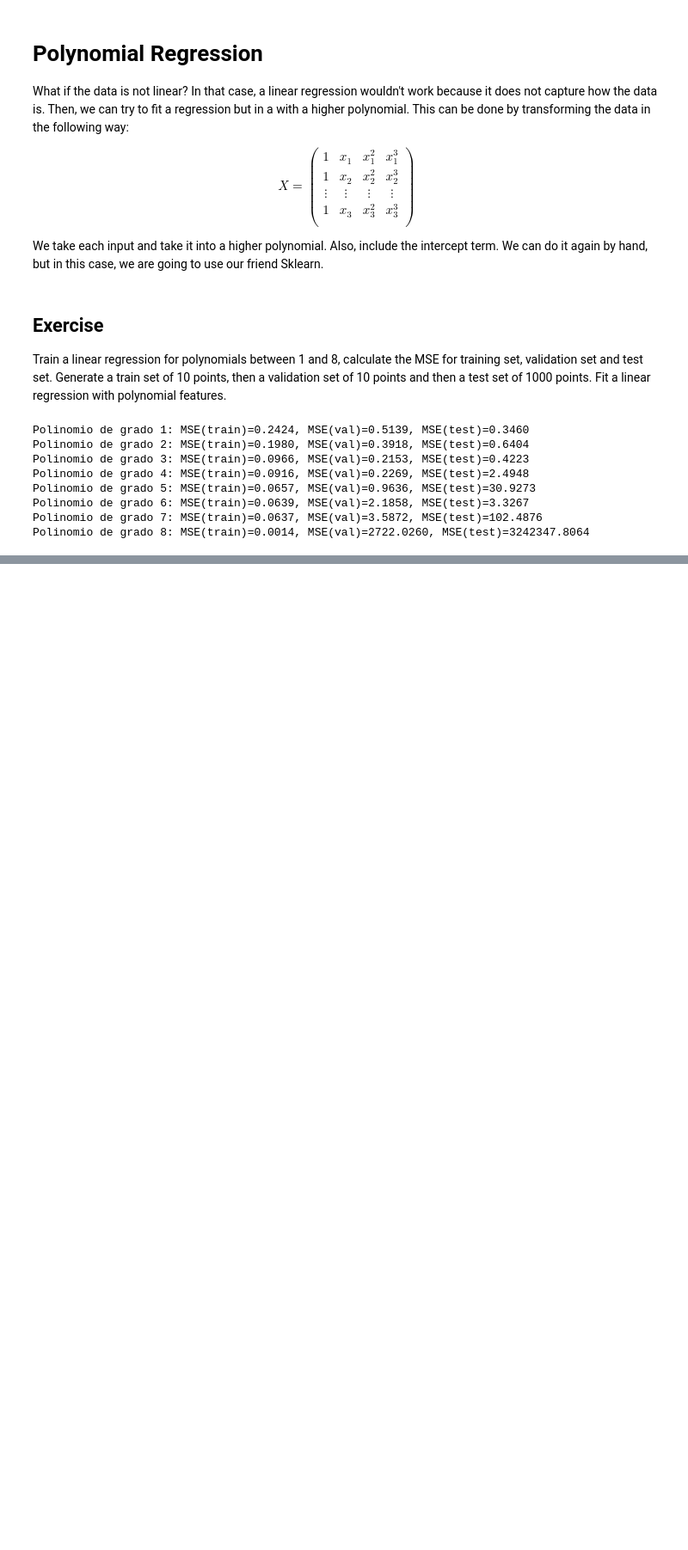
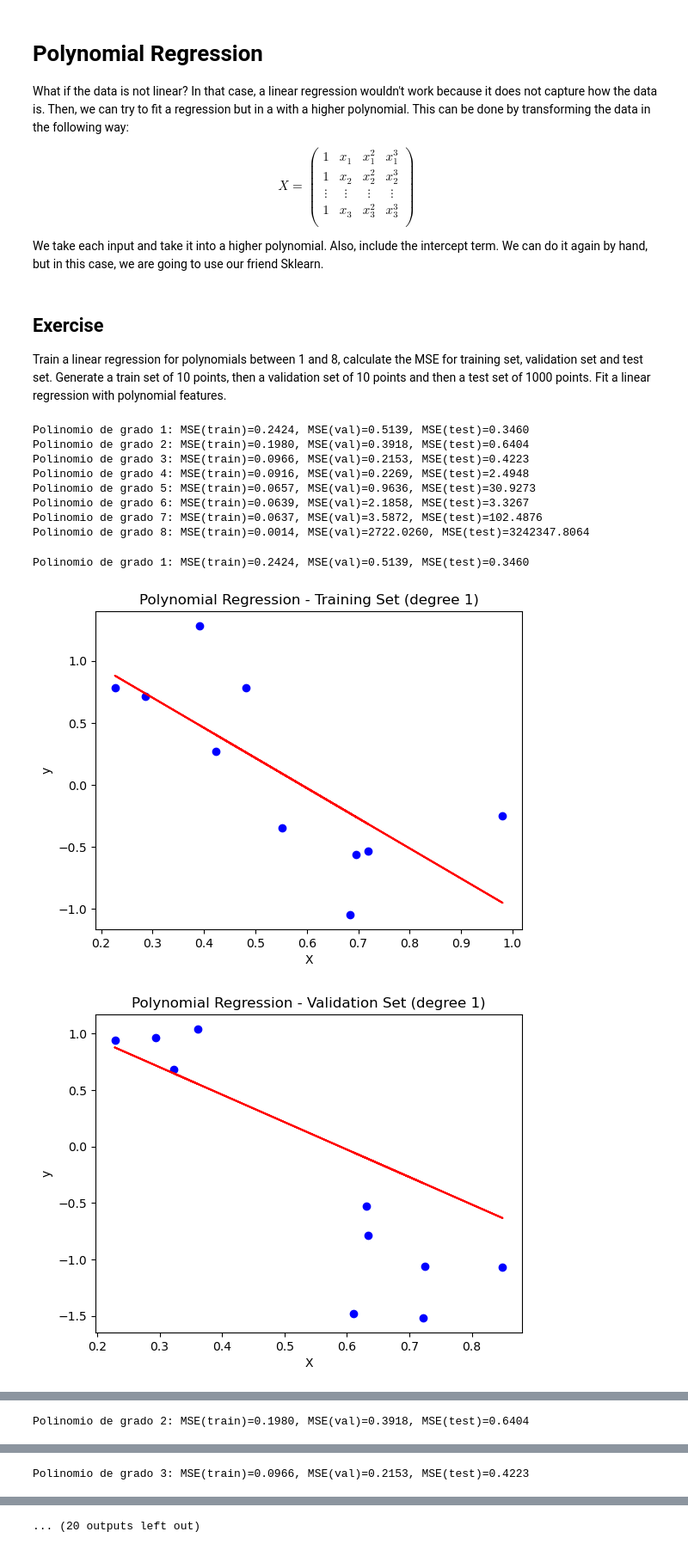
Before and after one commit to SantiagoFerreiraC/Tarea1_algoritmos, a Jupyter notebook: LinearRegression/LinearRegression-Ex.ipynb, the cells around one changed output, grey strips where cells are left out. Shown at 86% size. Drawn from its saved outputs; the diff is of its cells as text; code cells hidden in the pictures; blank space fills up the shorter version.

Commit message:
con graficas

```diff
--- a/LinearRegression/LinearRegression-Ex.ipynb
+++ b/LinearRegression/LinearRegression-Ex.ipynb
@@ -453,3 +440,67 @@ Polinomio de grado 5: MSE(train)=0.0657, MSE(val)=0.9636, MSE(test)=30.9273
 Polinomio de grado 6: MSE(train)=0.0639, MSE(val)=2.1858, MSE(test)=3.3267
 Polinomio de grado 7: MSE(train)=0.0637, MSE(val)=3.5872, MSE(test)=102.4876
 Polinomio de grado 8: MSE(train)=0.0014, MSE(val)=2722.0260, MSE(test)=3242347.8064
+# %%
+np.random.seed(123)
+X_train = np.random.rand(10, 1)
+y_train = np.sin(2 * np.pi * X_train) + np.random.randn(10, 1) * 0.3
+
+# Crear un conjunto de datos de validación con 10 puntos
+X_val = np.random.rand(10, 1)
+y_val = np.sin(2 * np.pi * X_val) + np.random.randn(10, 1) * 0.3
+
+# Crear un conjunto de datos de prueba con 1000 puntos
+X_test = np.linspace(0, 1, 1000).reshape(-1, 1)
+y_test = np.sin(2 * np.pi * X_test) + np.random.randn(1000, 1) * 0.3
+
+# Calcular el MSE para los conjuntos de entrenamiento, validación y prueba
+for degree in range(1, 9):
+    # Crear características polinomiales de grado "degree"
+    poly = PolynomialFeatures(degree)
+    X_poly_train = poly.fit_transform(X_train)
+    X_poly_val = poly.fit_transform(X_val)
+    X_poly_test = poly.fit_transform(X_test)
+
+    # Ajustar un modelo de regresión lineal con las características polinomiales
+    model = LinearRegression()
+    model.fit(X_poly_train, y_train)
+
+    # Calcular las predicciones para los conjuntos de entrenamiento, validación y prueba
+    y_train_pred = model.predict(X_poly_train)
+    y_val_pred = model.predict(X_poly_val)
+    y_test_pred = model.predict(X_poly_test)
+
+    # Calcular el MSE para los conjuntos de entrenamiento, validación y prueba
+    mse_train = np.mean((y_train - y_train_pred) ** 2)
+    mse_val = np.mean((y_val - y_val_pred) ** 2)
+    mse_test = np.mean((y_test - y_test_pred) ** 2)
+
+    print(f"Polinomio de grado {degree}: MSE(train)={mse_train:.4f}, MSE(val)={mse_val:.4f}, MSE(test)={mse_test:.4f}")
+
+    # Graficar resultados de entrenamiento
+    plt.scatter(X_train, y_train, color='blue')
+    plt.plot(X_train, y_train_pred, color='red')
+    plt.title(f'Polynomial Regression - Training Set (degree {degree})')
+    plt.xlabel('X')
+    plt.ylabel('y')
+    plt.show()
+
+    # Graficar resultados de validación
+    plt.scatter(X_val, y_val, color='blue')
+    plt.plot(X_val, y_val_pred, color='red')
+    plt.title(f'Polynomial Regression - Validation Set (degree {degree})')
+    plt.xlabel('X')
+    plt.ylabel('y')
+    plt.show()
+
+    # Graficar resultados de prueba
+    plt.scatter(X_test, y_test, color='blue')
+    plt.plot(X_test, y_test_pred, color='red')
+    plt.title(f'Polynomial Regression - Test Set (degree {degree})')
+    plt.xlabel('X')
+    plt.ylabel('y')
+    plt.show()
+# %% [output]
+Polinomio de grado 1: MSE(train)=0.2424, MSE(val)=0.5139, MSE(test)=0.3460
+[figure, added]
+[figure, added]
@@ -455,0 +508 @@ Polinomio de grado 8: MSE(train)=0.0014, MSE(val)=2722.0260, MSE(test)=3242347.8
+Polinomio de grado 2: MSE(train)=0.1980, MSE(val)=0.3918, MSE(test)=0.6404
@@ -455,0 +512 @@ Polinomio de grado 8: MSE(train)=0.0014, MSE(val)=2722.0260, MSE(test)=3242347.8
+Polinomio de grado 3: MSE(train)=0.0966, MSE(val)=0.2153, MSE(test)=0.4223
@@ -455,0 +516 @@ Polinomio de grado 8: MSE(train)=0.0014, MSE(val)=2722.0260, MSE(test)=3242347.8
+... (20 outputs left out)
```
Also changed, not shown: parts of 4 cells of this notebook.
